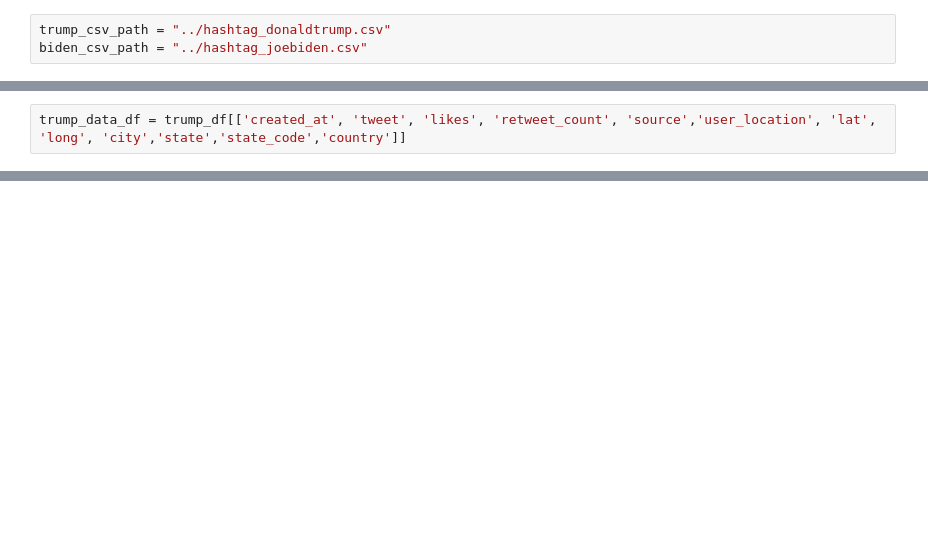
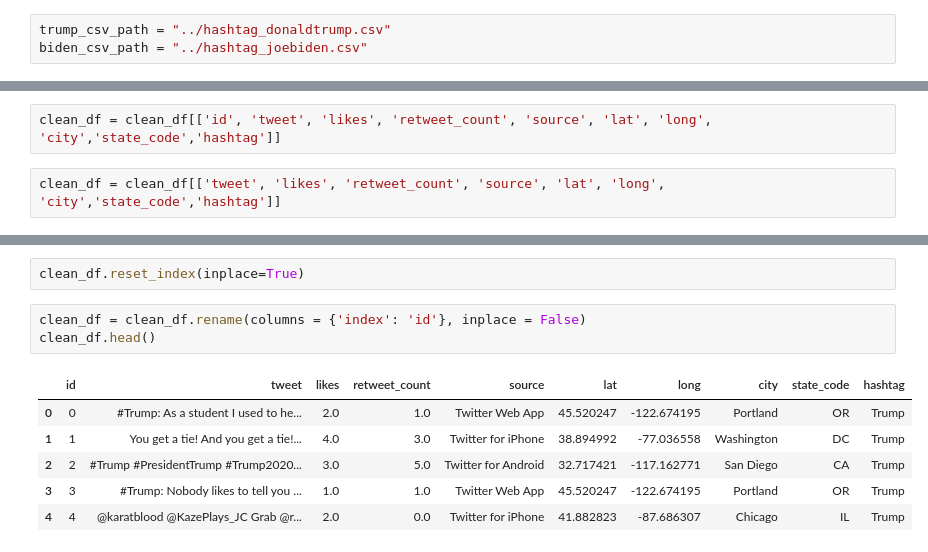
Before and after one commit to olivedisaster/Project-2, a Jupyter notebook: write_data.ipynb, the cells around one changed output, grey strips where cells are left out. Drawn from its saved outputs; the diff is of its cells as text; blank space fills up the shorter version.

```diff
--- a/write_data.ipynb
+++ b/write_data.ipynb
@@ -83,2 +116,4 @@ trump_df.shape
+# %%
+clean_df = clean_df[['id', 'tweet', 'likes', 'retweet_count', 'source', 'lat', 'long', 'city','state_code','hashtag']]
 # %%
-trump_data_df = trump_df[['created_at', 'tweet', 'likes', 'retweet_count', 'source','user_location', 'lat', 'long', 'city','state','state_code','country']]
+clean_df = clean_df[['tweet', 'likes', 'retweet_count', 'source', 'lat', 'long', 'city','state_code','hashtag']]
@@ -179,0 +120,12 @@ trump_dropna_df.head()
+# %%
+clean_df.reset_index(inplace=True)
+# %%
+clean_df = clean_df.rename(columns = {'index': 'id'}, inplace = False)
+clean_df.head()
+# %% [output]
+|  | id | tweet | likes | retweet_count | source | lat | long | city | state_code | hashtag |
+| 0 | 0 | #Trump: As a student I used to he... | 2.0 | 1.0 | Twitter Web App | 45.520247 | -122.674195 | Portland | OR | Trump |
+| 1 | 1 | You get a tie! And you get a tie!... | 4.0 | 3.0 | Twitter for iPhone | 38.894992 | -77.036558 | Washington | DC | Trump |
+| 2 | 2 | #Trump #PresidentTrump #Trump2020... | 3.0 | 5.0 | Twitter for Android | 32.717421 | -117.162771 | San Diego | CA | Trump |
+| 3 | 3 | #Trump: Nobody likes to tell you ... | 1.0 | 1.0 | Twitter Web App | 45.520247 | -122.674195 | Portland | OR | Trump |
+| 4 | 4 | @karatblood @KazePlays_JC Grab @r... | 2.0 | 0.0 | Twitter for iPhone | 41.882823 | -87.686307 | Chicago | IL | Trump |
```
Also changed, not shown: parts of 26 cells of this notebook, 3 other files.
